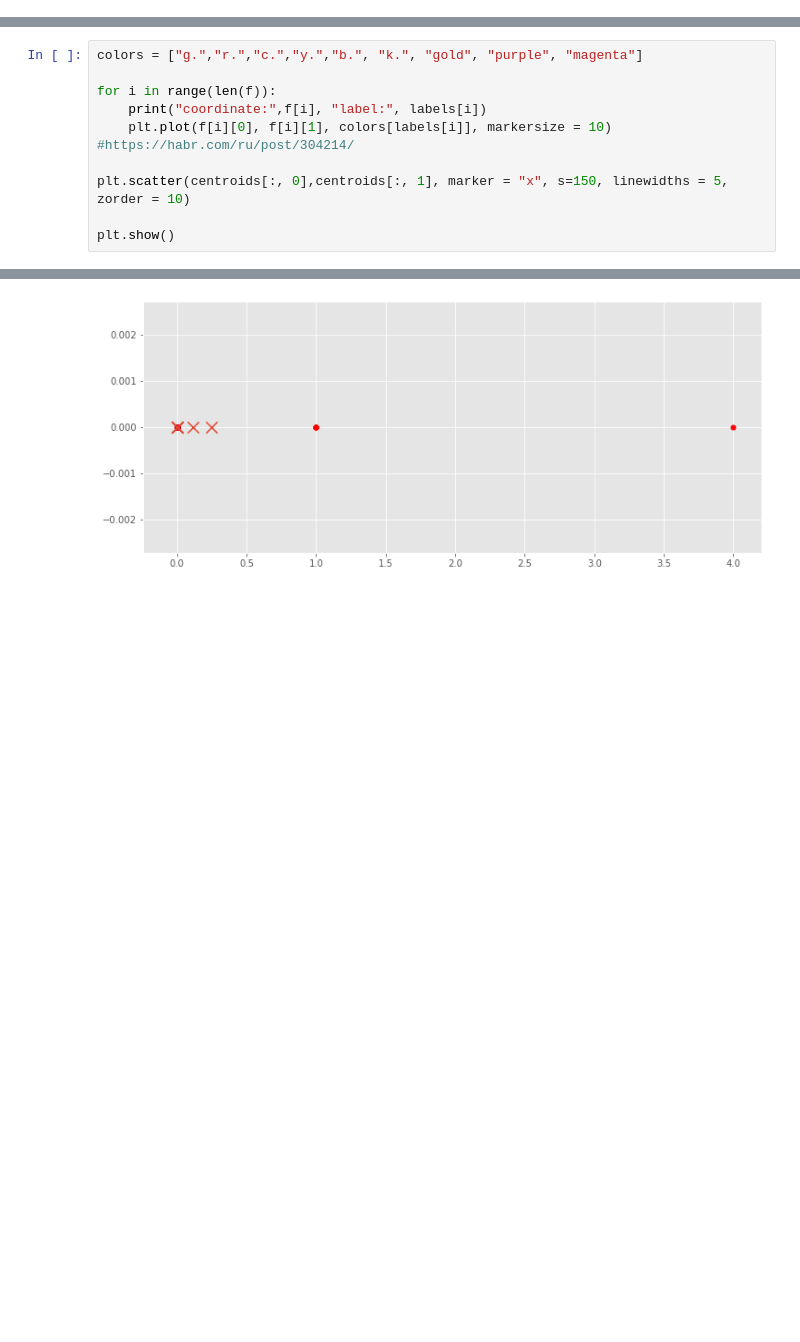
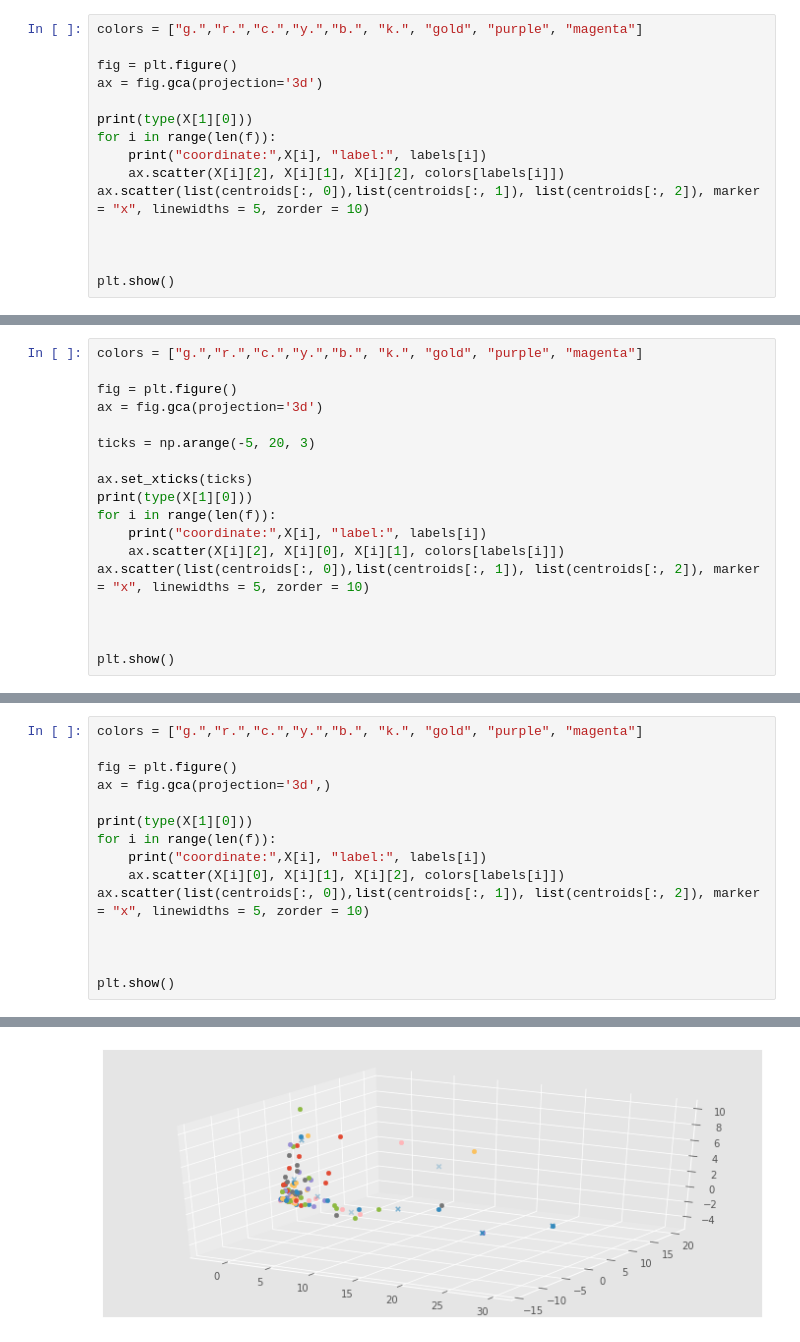
Before and after one commit to sachoker/Maybe-first-neuronal-network-, a Jupyter notebook: Untitled1 (1).ipynb, the cells around one changed output, grey strips where cells are left out. Drawn from its saved outputs; the diff is of its cells as text; blank space fills up the shorter version.

```diff
--- a/Untitled1 (1).ipynb
+++ b/Untitled1 (1).ipynb
@@ -39,0 +60,15 @@ a = np.meshgrid(a)
+# %%
+colors = ["g.","r.","c.","y.","b.", "k.", "gold", "purple", "magenta"]
+
+fig = plt.figure()
+ax = fig.gca(projection='3d')
+
+print(type(X[1][0]))
+for i in range(len(f)):
+    print("coordinate:",X[i], "label:", labels[i])
+    ax.scatter(X[i][2], X[i][1], X[i][2], colors[labels[i]])
+ax.scatter(list(centroids[:, 0]),list(centroids[:, 1]), list(centroids[:, 2]), marker = "x", linewidths = 5, zorder = 10)
+
+
+
+plt.show()
@@ -39,0 +94,18 @@ a = np.meshgrid(a)
+# %%
+colors = ["g.","r.","c.","y.","b.", "k.", "gold", "purple", "magenta"]
+
+fig = plt.figure()
+ax = fig.gca(projection='3d')
+
+ticks = np.arange(-5, 20, 3)
+
+ax.set_xticks(ticks)
+print(type(X[1][0]))
+for i in range(len(f)):
+    print("coordinate:",X[i], "label:", labels[i])
+    ax.scatter(X[i][2], X[i][0], X[i][1], colors[labels[i]])
+ax.scatter(list(centroids[:, 0]),list(centroids[:, 1]), list(centroids[:, 2]), marker = "x", linewidths = 5, zorder = 10)
+
+
+
+plt.show()
@@ -40,12 +131,16 @@ a = np.meshgrid(a)
 # %%
 colors = ["g.","r.","c.","y.","b.", "k.", "gold", "purple", "magenta"]
 
+fig = plt.figure()
+ax = fig.gca(projection='3d',)
+
+print(type(X[1][0]))
 for i in range(len(f)):
-    print("coordinate:",f[i], "label:", labels[i])
-    plt.plot(f[i][0], f[i][1], colors[labels[i]], markersize = 10)
-#https://habr.com/ru/post/304214/
+    print("coordinate:",X[i], "label:", labels[i])
+    ax.scatter(X[i][0], X[i][1], X[i][2], colors[labels[i]])
+ax.scatter(list(centroids[:, 0]),list(centroids[:, 1]), list(centroids[:, 2]), marker = "x", linewidths = 5, zorder = 10)
 
-plt.scatter(centroids[:, 0],centroids[:, 1], marker = "x", s=150, linewidths = 5, zorder = 10)
+
 
 plt.show()
 # %% [output]
@@ -69 +164 @@ coordinate: [0 0 0 0 0 0 0 0 0 0 0 0 0 0 1 0 0 0 0 0 0 0 1 0 0 0 0 0 0 0 0 0 0 0
-[figure, old version]
+[figure, new version]
```
Also changed, not shown: parts of 10 cells of this notebook.
